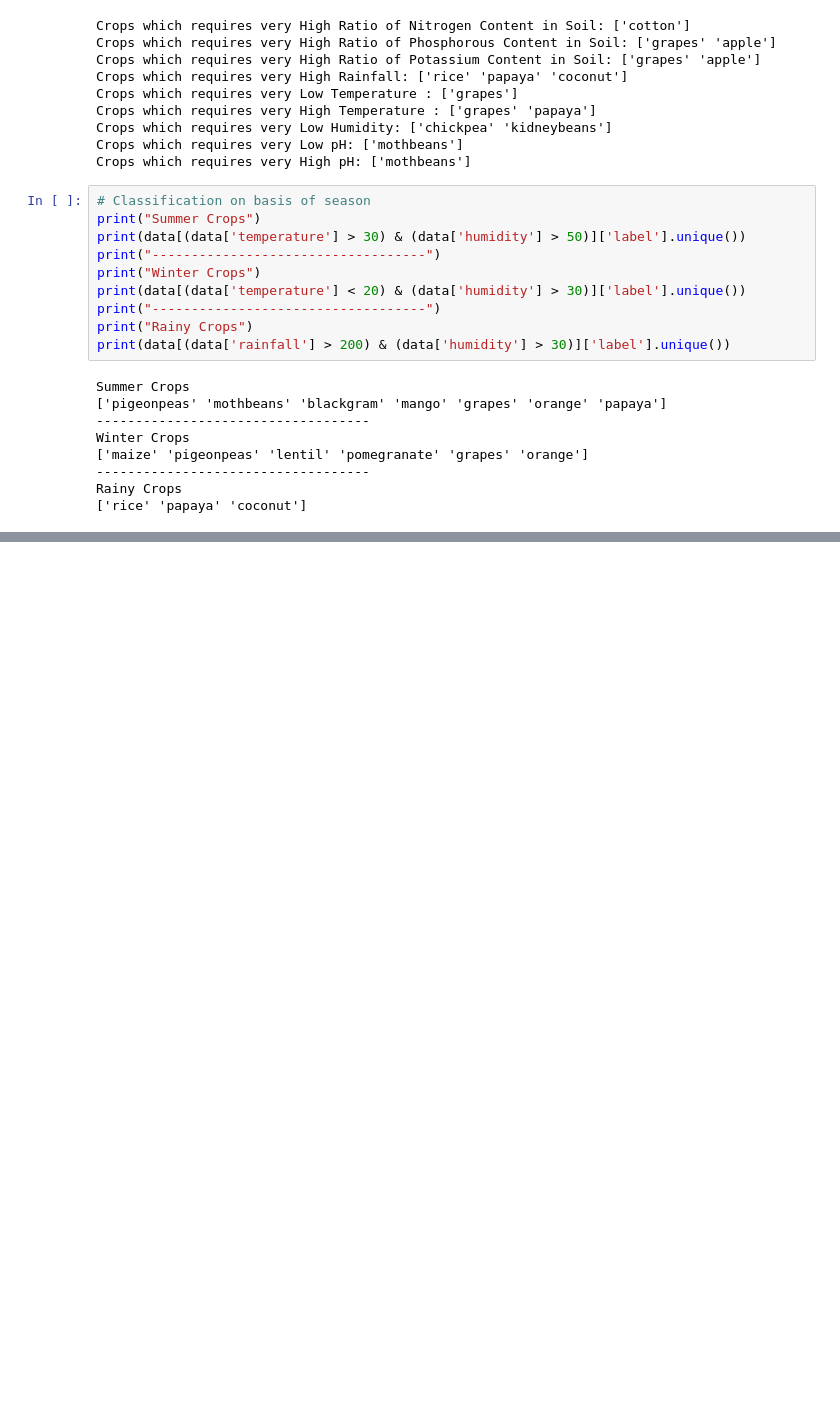
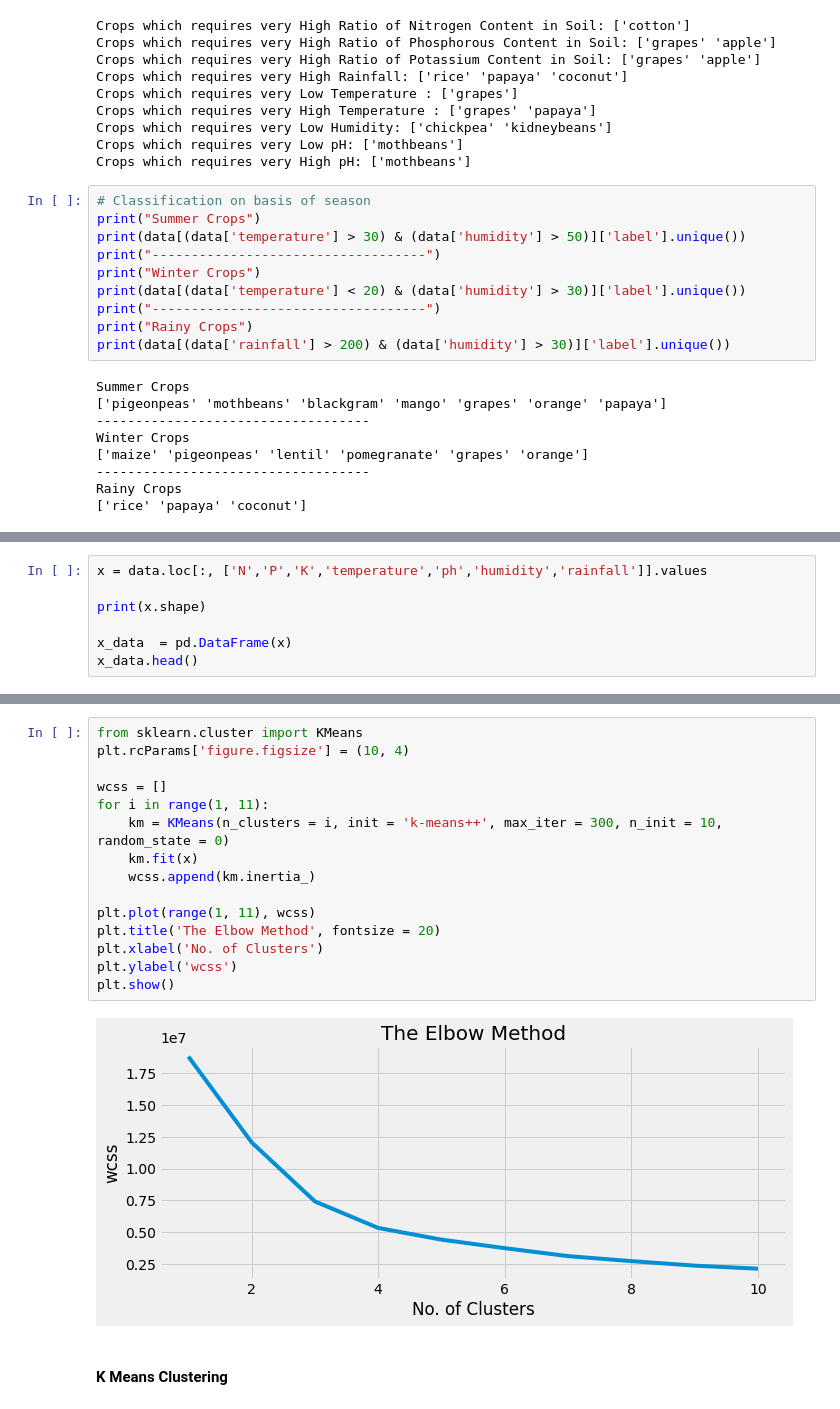
Before and after one commit to kalpadhwaryu/sow-smart-ML, a Jupyter notebook: sow-smart.ipynb, the cells around one changed output, grey strips where cells are left out. Saved outputs shown, nothing was run; the diff lists cells and outputs as text; blank space fills up the shorter version.

Commit message:
Added k-means & hard clustering

```diff
--- a/sow-smart.ipynb
+++ b/sow-smart.ipynb
@@ -242,0 +245,7 @@ Rainy Crops
+# %%
+x = data.loc[:, ['N','P','K','temperature','ph','humidity','rainfall']].values
+
+print(x.shape)
+
+x_data  = pd.DataFrame(x)
+x_data.head()
@@ -242,0 +260,19 @@ Rainy Crops
+# %%
+from sklearn.cluster import KMeans
+plt.rcParams['figure.figsize'] = (10, 4)
+
+wcss = []
+for i in range(1, 11):
+    km = KMeans(n_clusters = i, init = 'k-means++', max_iter = 300, n_init = 10, random_state = 0)
+    km.fit(x)
+    wcss.append(km.inertia_)
+
+plt.plot(range(1, 11), wcss)
+plt.title('The Elbow Method', fontsize = 20)
+plt.xlabel('No. of Clusters')
+plt.ylabel('wcss')
+plt.show()
+# %% [output]
+[figure, added]
+# %% [markdown]
+#### K Means Clustering
```
Also changed, not shown: parts of 5 cells of this notebook.
